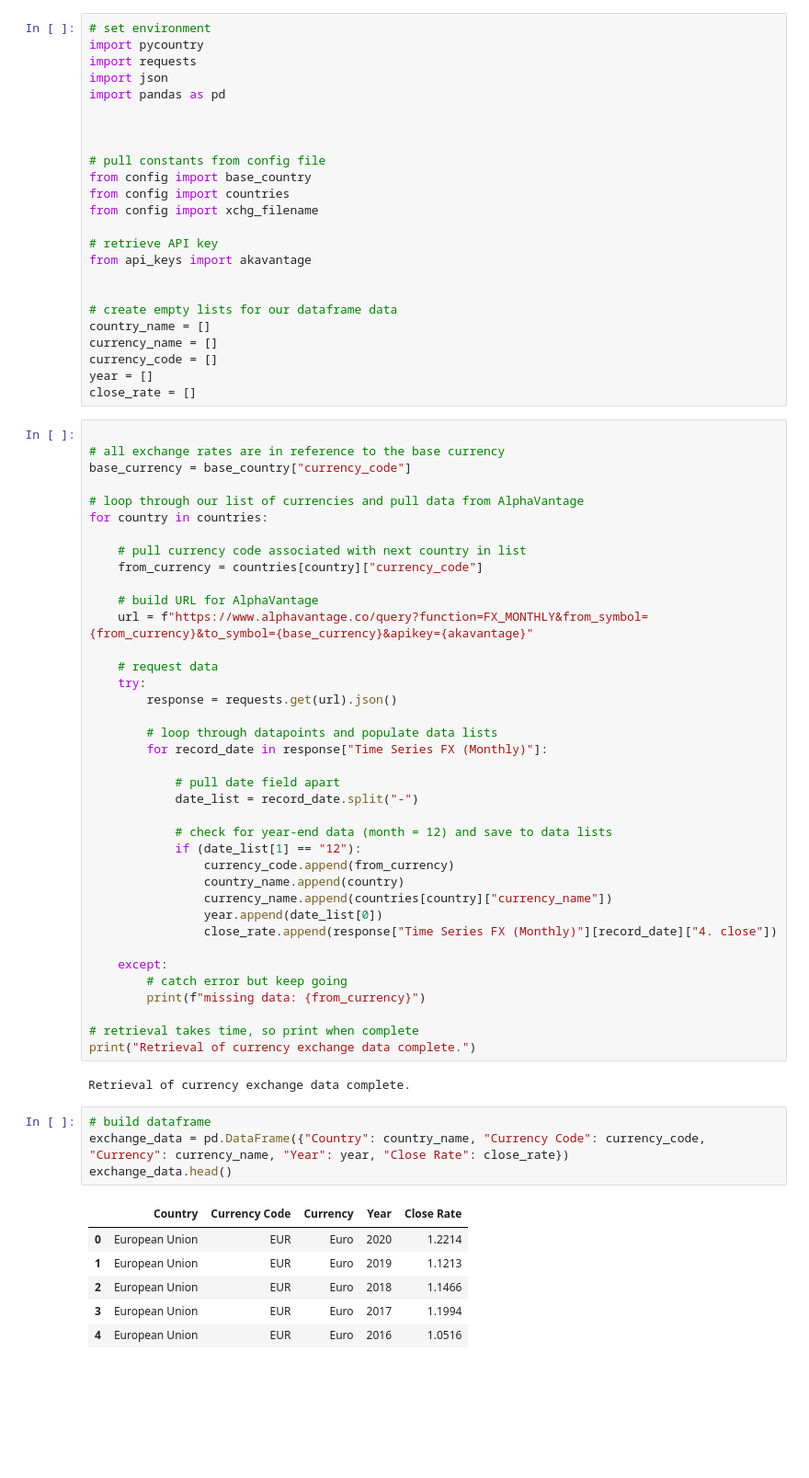
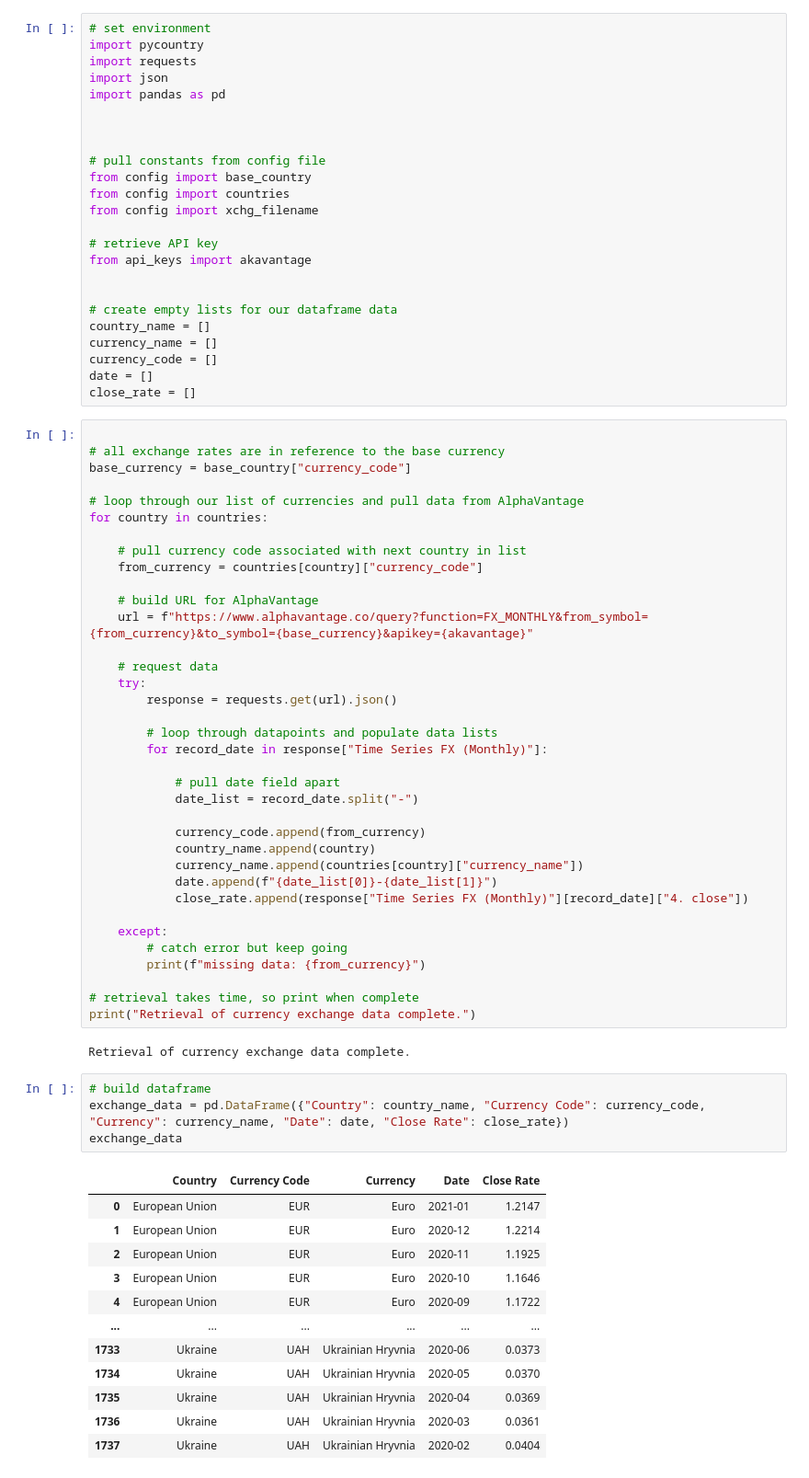
Before and after one commit to kmspitzer/Exchange-Rate-Project, a Jupyter notebook: ExchangeRate.ipynb, the cells around one changed output. Shown at 92% size. Cells and saved outputs as stored; diff of their text form; blank space fills up the shorter version.

```diff
--- a/ExchangeRate.ipynb
+++ b/ExchangeRate.ipynb
@@ -24,7 +24,7 @@ from api_keys import akavantage
 country_name = []
 currency_name = []
 currency_code = []
-year = []
+date = []
 close_rate = []
 # %%
 
@@ -50,13 +50,11 @@ for country in countries:
             # pull date field apart
             date_list = record_date.split("-")
 
-            # check for year-end data (month = 12) and save to data lists
-            if (date_list[1] == "12"):
-                currency_code.append(from_currency)
-                country_name.append(country)
-                currency_name.append(countries[country]["currency_name"])
-                year.append(date_list[0])
-                close_rate.append(response["Time Series FX (Monthly)"][record_date]["4. close"])
+            currency_code.append(from_currency)
+            country_name.append(country)
+            currency_name.append(countries[country]["currency_name"])
+            date.append(f"{date_list[0]}-{date_list[1]}")
+            close_rate.append(response["Time Series FX (Monthly)"][record_date]["4. close"])
 
     except:
         # catch error but keep going
@@ -68,12 +66,18 @@ print("Retrieval of currency exchange data complete.")
 Retrieval of currency exchange data complete.
 # %%
 # build dataframe
-exchange_data = pd.DataFrame({"Country": country_name, "Currency Code": currency_code, "Currency": currency_name, "Year": year, "Close Rate": close_rate})
-exchange_data.head()
+exchange_data = pd.DataFrame({"Country": country_name, "Currency Code": currency_code, "Currency": currency_name, "Date": date, "Close Rate": close_rate})
+exchange_data
 # %% [output]
-|  | Country | Currency Code | Currency | Year | Close Rate |
-| 0 | European Union | EUR | Euro | 2020 | 1.2214 |
-| 1 | European Union | EUR | Euro | 2019 | 1.1213 |
-| 2 | European Union | EUR | Euro | 2018 | 1.1466 |
-| 3 | European Union | EUR | Euro | 2017 | 1.1994 |
-| 4 | European Union | EUR | Euro | 2016 | 1.0516 |
+|  | Country | Currency Code | Currency | Date | Close Rate |
+| 0 | European Union | EUR | Euro | 2021-01 | 1.2147 |
+| 1 | European Union | EUR | Euro | 2020-12 | 1.2214 |
+| 2 | European Union | EUR | Euro | 2020-11 | 1.1925 |
+| 3 | European Union | EUR | Euro | 2020-10 | 1.1646 |
+| 4 | European Union | EUR | Euro | 2020-09 | 1.1722 |
+| ... | ... | ... | ... | ... | ... |
+| 1733 | Ukraine | UAH | Ukrainian Hryvnia | 2020-06 | 0.0373 |
+| 1734 | Ukraine | UAH | Ukrainian Hryvnia | 2020-05 | 0.0370 |
+| 1735 | Ukraine | UAH | Ukrainian Hryvnia | 2020-04 | 0.0369 |
+| 1736 | Ukraine | UAH | Ukrainian Hryvnia | 2020-03 | 0.0361 |
+| 1737 | Ukraine | UAH | Ukrainian Hryvnia | 2020-02 | 0.0404 |
```
Also changed, not shown: parts of 4 cells of this notebook, 38 other files.
